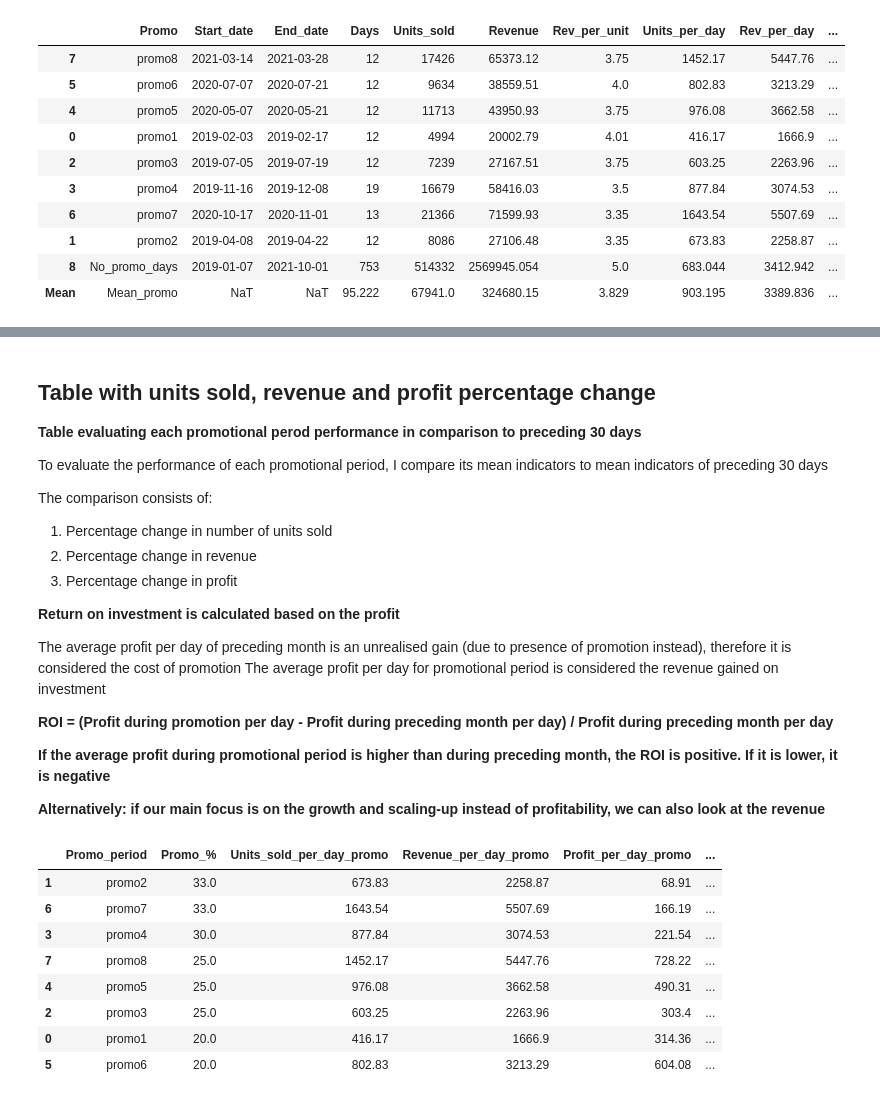
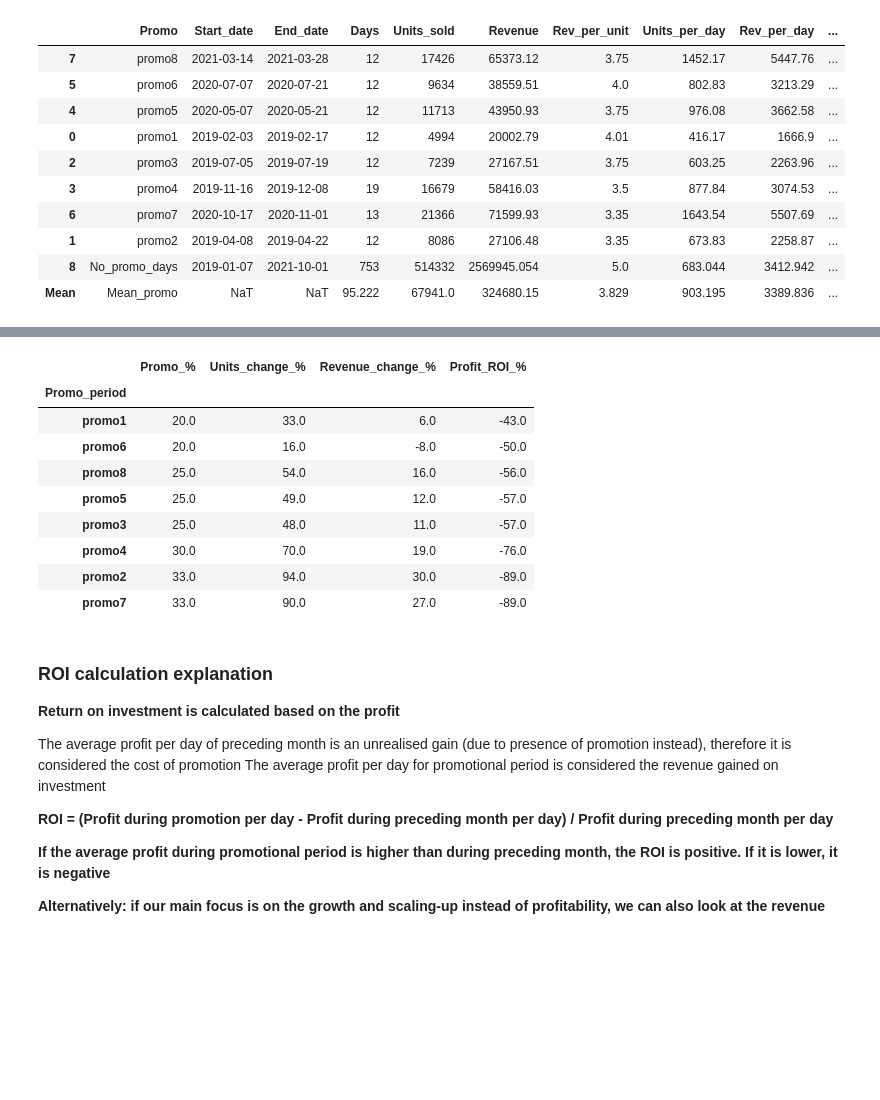
Before and after one commit to ignacyklimont/Sales_Data_Analytics_Project, a Jupyter notebook: Edgard&Cooper.ipynb, the cells around one changed output, grey strips where cells are left out. Cells and saved outputs as stored; diff of their text form; code cells hidden in the pictures; blank space fills up the shorter version.

```diff
--- a/Edgard&Cooper.ipynb
+++ b/Edgard&Cooper.ipynb
@@ -531,7 +512,7 @@ There is a general upward tendency (the later the promo, the higher the gross ma
 # %%
 pd.set_option('display.max_rows', None)
 pd.set_option('display.max_columns', None)
-pd.set_option('display.width', 500)
+pd.set_option('display.width', 1000)
 pd.set_option('display.colheader_justify', 'center')
 pd.set_option('display.precision', 3)
 
@@ -724,14 +710,21 @@ roi_indicators()
+# %%
+df_ROI_short = df_ROI.iloc[:,np.r_[0,1,8,9,10]]
+df_ROI_short = df_ROI_short.sort_values(['Profit_ROI_%'], ascending = False)
+df_ROI_short = df_ROI_short.set_index(['Promo_period'])
+display(df_ROI_short)
+# %% [output]
+|  | Promo_% | Units_change_% | Revenue_change_% | Profit_ROI_% |
+| Promo_period |  |  |  |  |
+| promo1 | 20.0 | 33.0 | 6.0 | -43.0 |
+| promo6 | 20.0 | 16.0 | -8.0 | -50.0 |
+| promo8 | 25.0 | 54.0 | 16.0 | -56.0 |
+| promo5 | 25.0 | 49.0 | 12.0 | -57.0 |
+| promo3 | 25.0 | 48.0 | 11.0 | -57.0 |
+| promo4 | 30.0 | 70.0 | 19.0 | -76.0 |
+| promo2 | 33.0 | 94.0 | 30.0 | -89.0 |
+| promo7 | 33.0 | 90.0 | 27.0 | -89.0 |
 # %% [markdown]
-## <b> Table with units sold, revenue and profit percentage change </b>
-
-<b> Table evaluating each promotional perod performance in comparison to preceding 30 days </b>
-
-To evaluate the performance of each promotional period, I compare its mean indicators to mean indicators of preceding 30 days
-
-The comparison consists of:
-1. Percentage change in number of units sold
-2. Percentage change in revenue
-3. Percentage change in profit
+### <b> ROI calculation explanation </b>
 
 <b> Return on investment is calculated based on the profit </b>
 
@@ -743,16 +736,3 @@ The average profit per day for promotional period is considered the revenue gain
 <b> If the average profit during promotional period is higher than during preceding month, the ROI is positive. If it is lower, it is negative </b>
 
 <b> Alternatively: if our main focus is on the growth and scaling-up instead of profitability,  we can also look at the revenue </b>
-# %%
-df_ROI = df_ROI.sort_values(['Revenue_change_%'], ascending = False)
-df_ROI
-# %% [output]
-|  | Promo_period | Promo_% | Units_sold_per_day_promo | Revenue_per_day_promo | Profit_per_day_promo | ... |
-| 1 | promo2 | 33.0 | 673.83 | 2258.87 | 68.91 | ... |
-| 6 | promo7 | 33.0 | 1643.54 | 5507.69 | 166.19 | ... |
-| 3 | promo4 | 30.0 | 877.84 | 3074.53 | 221.54 | ... |
-| 7 | promo8 | 25.0 | 1452.17 | 5447.76 | 728.22 | ... |
-| 4 | promo5 | 25.0 | 976.08 | 3662.58 | 490.31 | ... |
-| 2 | promo3 | 25.0 | 603.25 | 2263.96 | 303.4 | ... |
-| 0 | promo1 | 20.0 | 416.17 | 1666.9 | 314.36 | ... |
-| 5 | promo6 | 20.0 | 802.83 | 3213.29 | 604.08 | ... |
```
Also changed, not shown: parts of 47 cells of this notebook.
